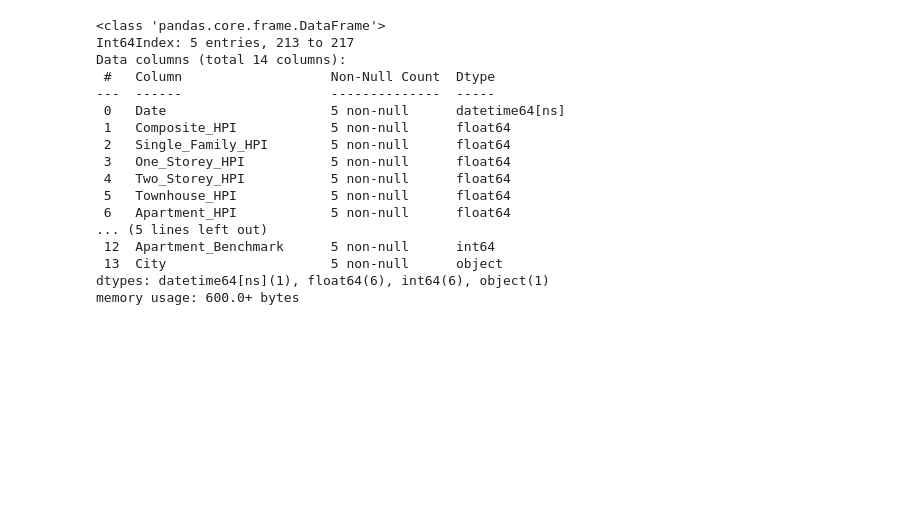
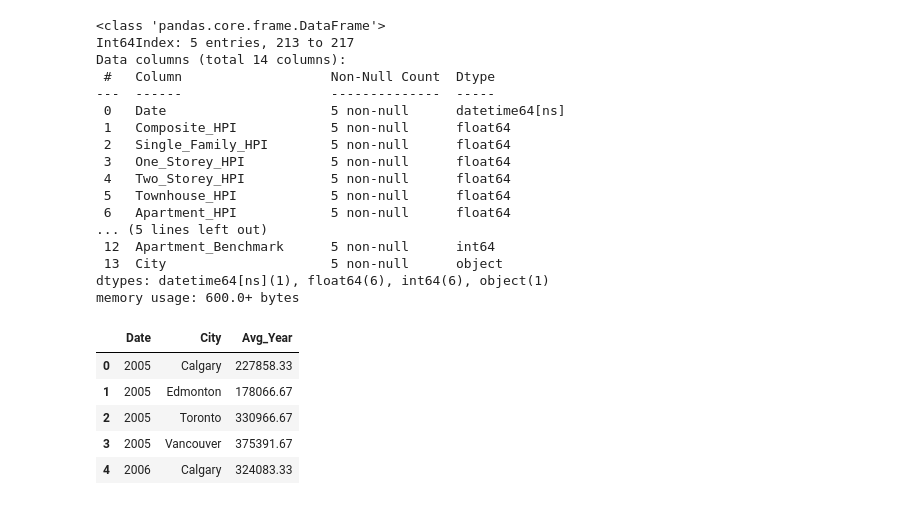
Before and after one commit to ddsarai/propertTax_comps, a Jupyter notebook: ON_AB_BC_2021_comp.ipynb, the cells around one changed output. Saved outputs shown, nothing was run; the diff lists cells and outputs as text; code cells hidden in the pictures; blank space fills up the shorter version.

Commit message:
MLS date avg by year by city

```diff
--- a/ON_AB_BC_2021_comp.ipynb
+++ b/ON_AB_BC_2021_comp.ipynb
@@ -4,6 +4,9 @@ import numpy as np
 import matplotlib.pyplot as plt
 import seaborn as sns
 import os
+# %%
+pd.set_option('display.max_rows', 200)
+pd.set_option('display.float_format', lambda x: '%.2f' % x)
 # %%
 ON_df = pd.read_csv('data/ON_2021.csv')
 AB_df = pd.read_csv('data/AB_BC_2021.csv')
@@ -75,5 +78,5 @@ mls_data_edmonton['City'] = 'Edmonton'
 mls_data_calgary['City'] = 'Calgary'
 mls_data_toronto['City'] = 'Toronto'
 # %%
-mls_data = pd.concat([mls_data_toronto,mls_data_calgary,mls_data_edmonton,mls_data_vancouver], axis=0).tail()
+mls_data = pd.concat([mls_data_toronto,mls_data_calgary,mls_data_edmonton,mls_data_vancouver], axis=0)
 # %%
@@ -107,3 +105,16 @@ dtypes: datetime64[ns](1), float64(6), int64(6), object(1)
 memory usage: 600.0+ bytes
 # %%
 mls_data.drop(columns=['Composite_HPI','Single_Family_HPI','One_Storey_HPI', 'Two_Storey_HPI', 'Townhouse_HPI', 'Apartment_HPI'], inplace=True)
+# %%
+mls_data.reset_index(drop=True, inplace=True)
+# %%
+mls_data_avg_year = mls_data.groupby([pd.to_datetime(mls_data.Date).dt.strftime('%Y'), 'City'])['Composite_Benchmark'].mean().reset_index(name='Avg_Year')
+# %%
+mls_data_avg_year.head()
+# %% [output]
+|  | Date | City | Avg_Year |
+| 0 | 2005 | Calgary | 227858.33 |
+| 1 | 2005 | Edmonton | 178066.67 |
+| 2 | 2005 | Toronto | 330966.67 |
+| 3 | 2005 | Vancouver | 375391.67 |
+| 4 | 2006 | Calgary | 324083.33 |
```
Also changed, not shown: parts of 1 cell of this notebook.
